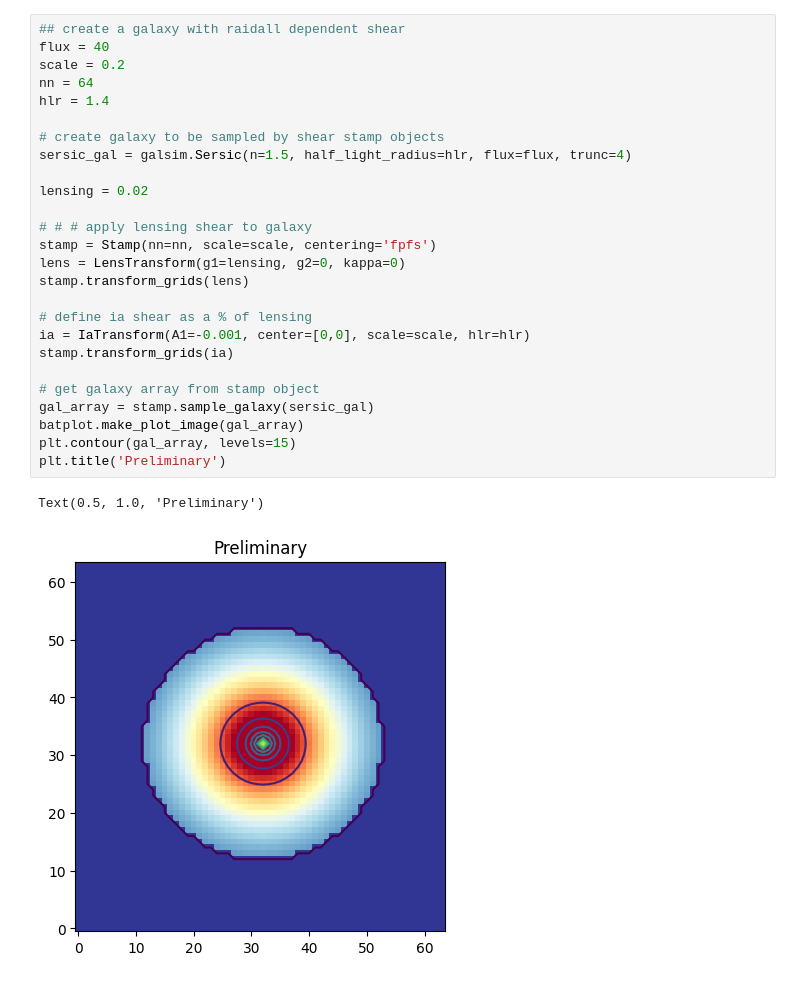
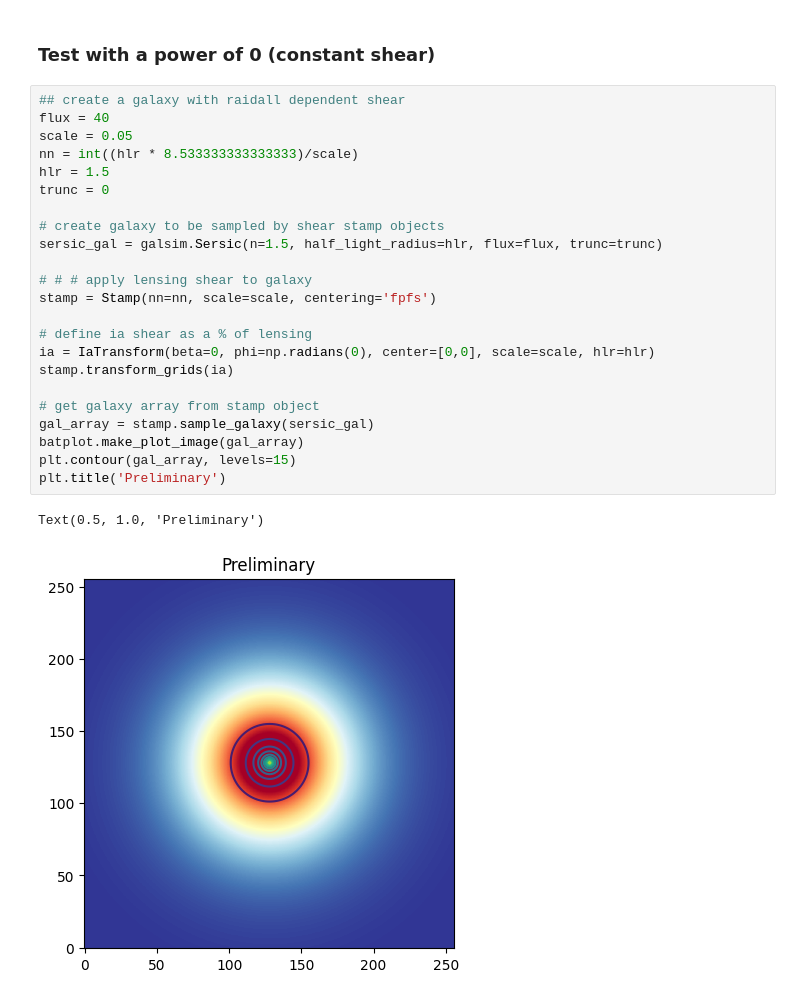
Before and after one commit to CMacM/BATSim, a Jupyter notebook: notebooks/validation/radial_IA_validation.ipynb, the cells around one changed output. Saved outputs shown, nothing was run; the diff lists cells and outputs as text.

Commit message:
Created validation notebook for IA radial shear

```diff
--- a/notebooks/validation/radial_IA_validation.ipynb
+++ b/notebooks/validation/radial_IA_validation.ipynb
@@ -42,30 +55,29 @@ plt.plot(rwf_dense, A_dense)
+# %% [markdown]
+### Test with a power of 0 (constant shear)
 # %%
 ## create a galaxy with raidall dependent shear
 flux = 40
-scale = 0.2
-nn = 64
-hlr = 1.4
+scale = 0.05
+nn = int((hlr * 8.533333333333333)/scale)
+hlr = 1.5
+trunc = 0
 
 # create galaxy to be sampled by shear stamp objects
-sersic_gal = galsim.Sersic(n=1.5, half_light_radius=hlr, flux=flux, trunc=4)
-
-lensing = 0.02
+sersic_gal = galsim.Sersic(n=1.5, half_light_radius=hlr, flux=flux, trunc=trunc)
 
 # # # apply lensing shear to galaxy
 stamp = Stamp(nn=nn, scale=scale, centering='fpfs')
-lens = LensTransform(g1=lensing, g2=0, kappa=0)
-stamp.transform_grids(lens)
 
 # define ia shear as a % of lensing
-ia = IaTransform(A1=-0.001, center=[0,0], scale=scale, hlr=hlr)
+ia = IaTransform(beta=0, phi=np.radians(0), center=[0,0], scale=scale, hlr=hlr)
 stamp.transform_grids(ia)
 
 # get galaxy array from stamp object
 gal_array = stamp.sample_galaxy(sersic_gal)
 batplot.make_plot_image(gal_array)
 plt.contour(gal_array, levels=15)
 plt.title('Preliminary')
 # %% [output]
 Text(0.5, 1.0, 'Preliminary')
-[figure, old version]
+[figure, new version]
 # %%
```
Also changed, not shown: parts of 23 cells of this notebook, 3 other files.
